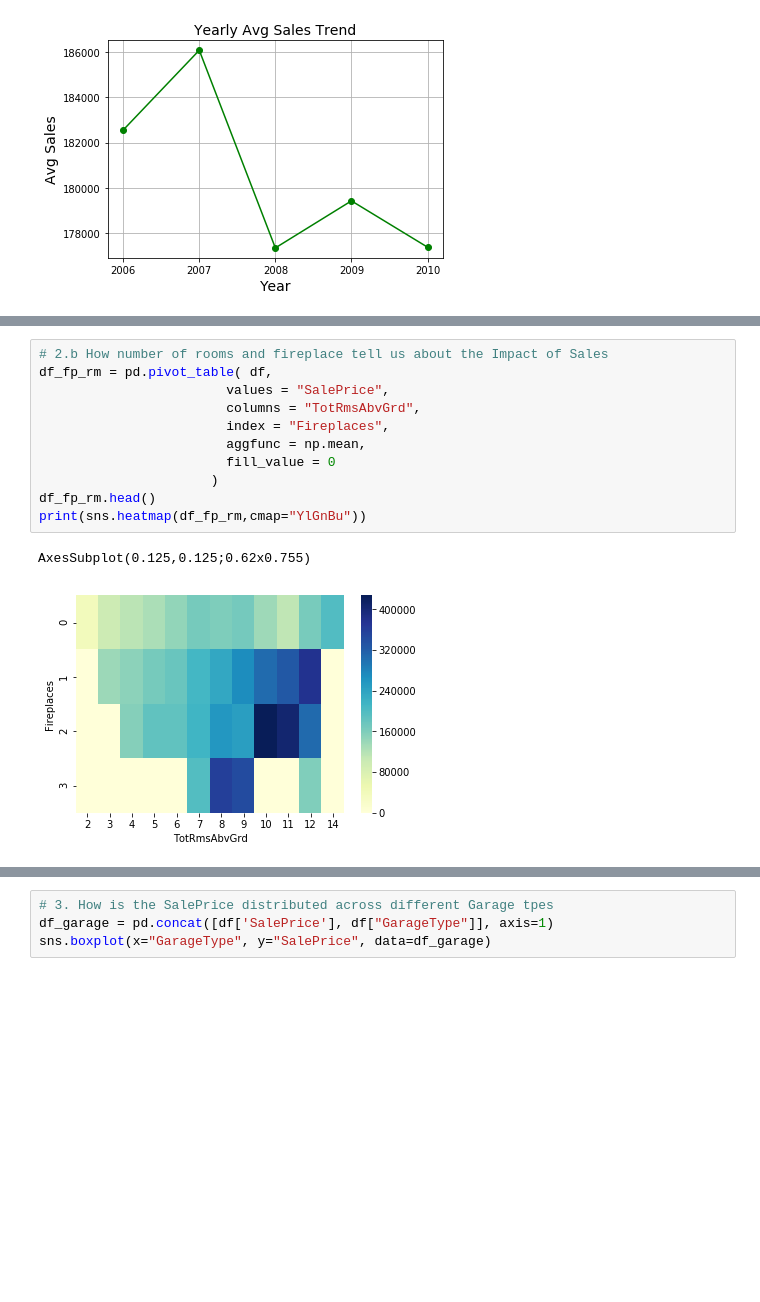
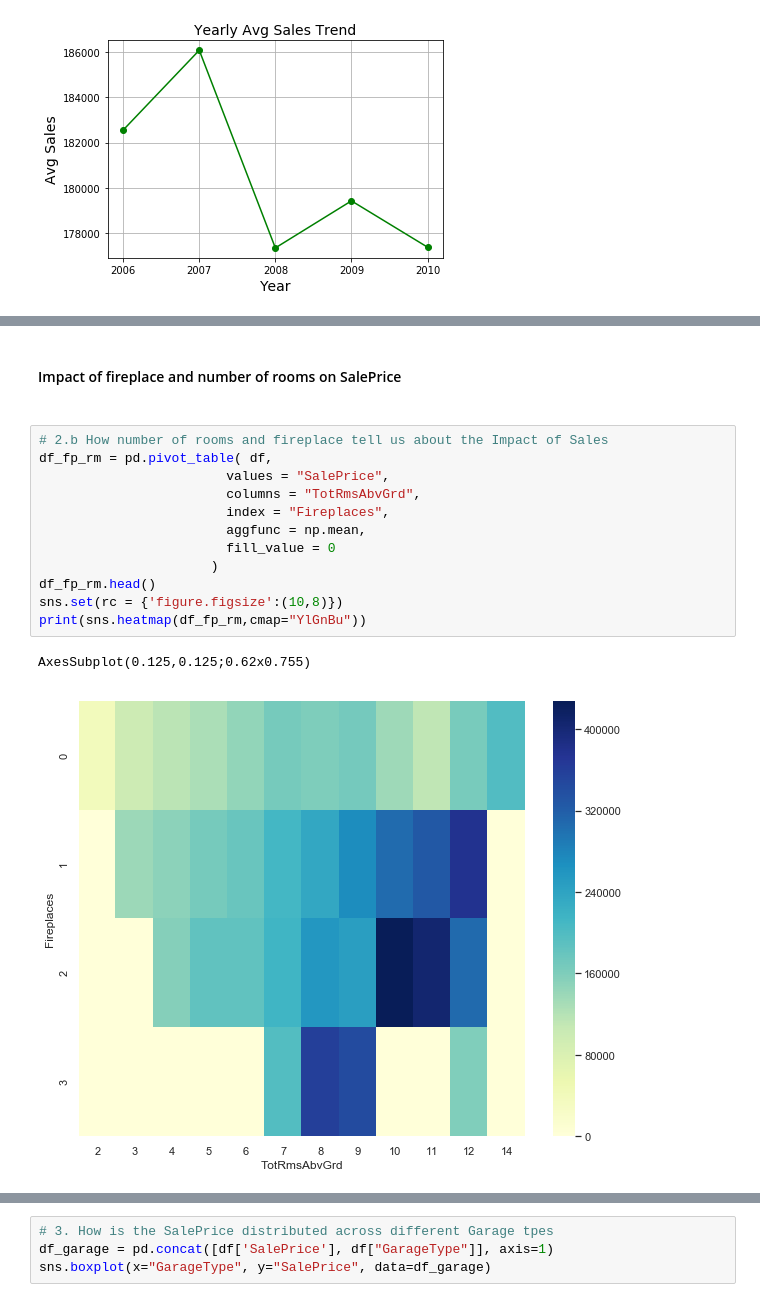
Before and after one commit to karthikeyakam/house_prices_analysis, a Jupyter notebook: Descriptive Analysis.ipynb, the cells around one changed output, grey strips where cells are left out. Drawn from its saved outputs; the diff is of its cells as text; blank space fills up the shorter version.

```diff
--- a/Descriptive Analysis.ipynb
+++ b/Descriptive Analysis.ipynb
@@ -54,14 +64,17 @@ plt.xticks(np.arange(0, 4, step=1))
+# %% [markdown]
+<h4>Impact of fireplace and number of rooms on SalePrice<h4>
 # %%
 # 2.b How number of rooms and fireplace tell us about the Impact of Sales
 df_fp_rm = pd.pivot_table( df,
                         values = "SalePrice",
                         columns = "TotRmsAbvGrd",
                         index = "Fireplaces",
                         aggfunc = np.mean,
                         fill_value = 0
                       )
 df_fp_rm.head()
+sns.set(rc = {'figure.figsize':(10,8)})
 print(sns.heatmap(df_fp_rm,cmap="YlGnBu"))
 # %% [output]
 AxesSubplot(0.125,0.125;0.62x0.755)
-[figure, old version]
+[figure, new version]
```
Also changed, not shown: parts of 9 cells of this notebook, 2 other files.
